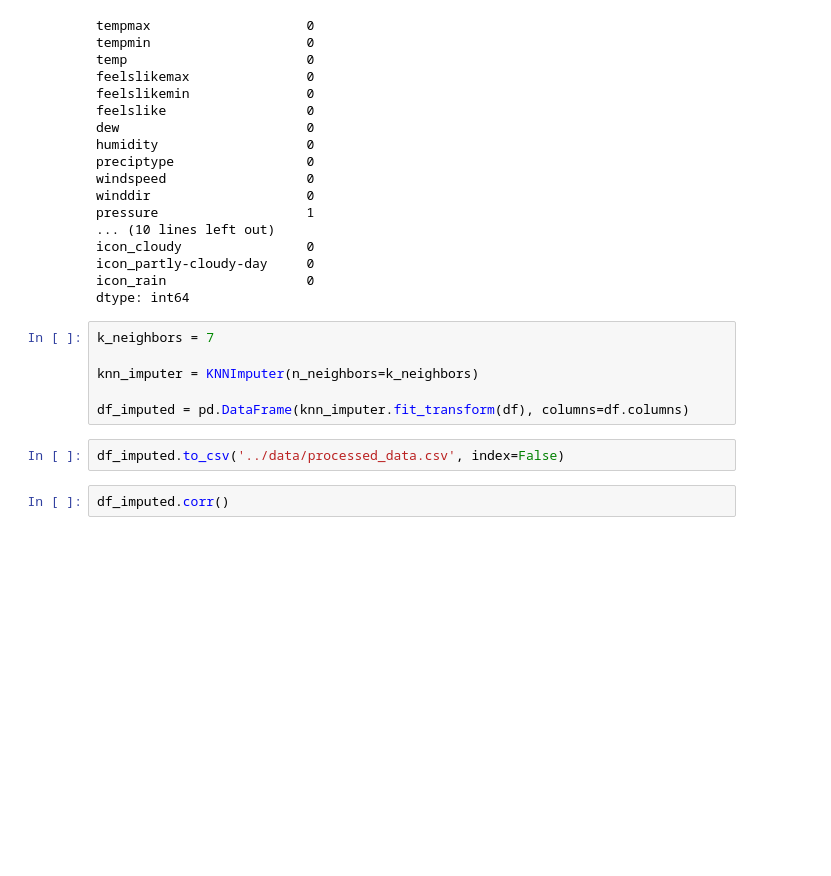
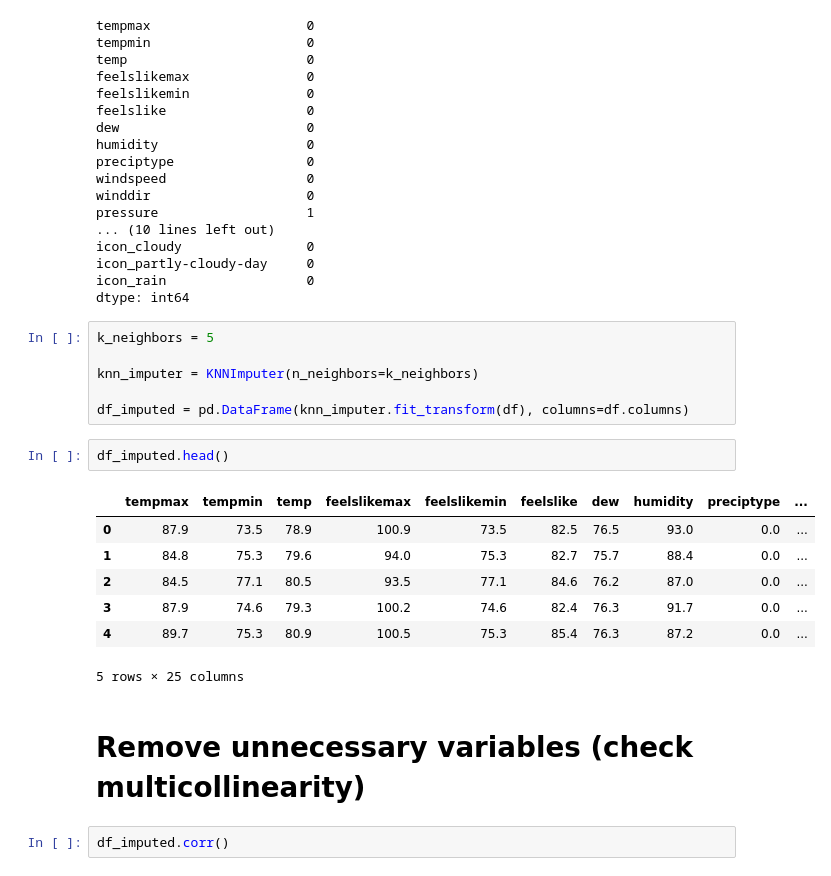
Before and after one commit to khanhnhan1512/Final-Project-Intro-Ds, a Jupyter notebook: src/03-Data_Preprocessing.ipynb, the cells around one changed output. Saved outputs shown, nothing was run; the diff lists cells and outputs as text; blank space fills up the shorter version.

```diff
--- a/src/03-Data_Preprocessing.ipynb
+++ b/src/03-Data_Preprocessing.ipynb
@@ -204,13 +205,23 @@ icon_partly-cloudy-day     0
 icon_rain                  0
 dtype: int64
 # %%
-k_neighbors = 7
+k_neighbors = 5
 
 knn_imputer = KNNImputer(n_neighbors=k_neighbors)
 
 df_imputed = pd.DataFrame(knn_imputer.fit_transform(df), columns=df.columns)
-# %%
-df_imputed.to_csv('../data/processed_data.csv', index=False)
+# %%
+df_imputed.head()
+# %% [output]
+|  | tempmax | tempmin | temp | feelslikemax | feelslikemin | feelslike | dew | humidity | preciptype | ... |
+| 0 | 87.9 | 73.5 | 78.9 | 100.9 | 73.5 | 82.5 | 76.5 | 93.0 | 0.0 | ... |
+| 1 | 84.8 | 75.3 | 79.6 | 94.0 | 75.3 | 82.7 | 75.7 | 88.4 | 0.0 | ... |
+| 2 | 84.5 | 77.1 | 80.5 | 93.5 | 77.1 | 84.6 | 76.2 | 87.0 | 0.0 | ... |
+| 3 | 87.9 | 74.6 | 79.3 | 100.2 | 74.6 | 82.4 | 76.3 | 91.7 | 0.0 | ... |
+| 4 | 89.7 | 75.3 | 80.9 | 100.5 | 75.3 | 85.4 | 76.3 | 87.2 | 0.0 | ... |
+5 rows × 25 columns
+# %% [markdown]
+# Remove unnecessary variables (check multicollinearity)
 # %%
 df_imputed.corr()
 # %% [output]
```
Also changed, not shown: parts of 18 cells of this notebook, 1 other file.
